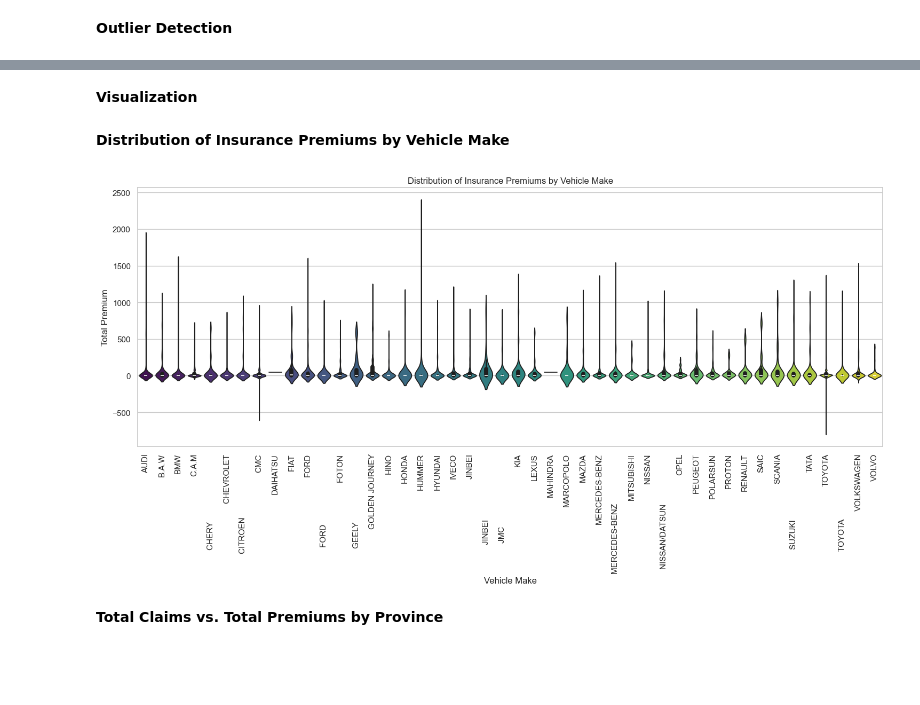
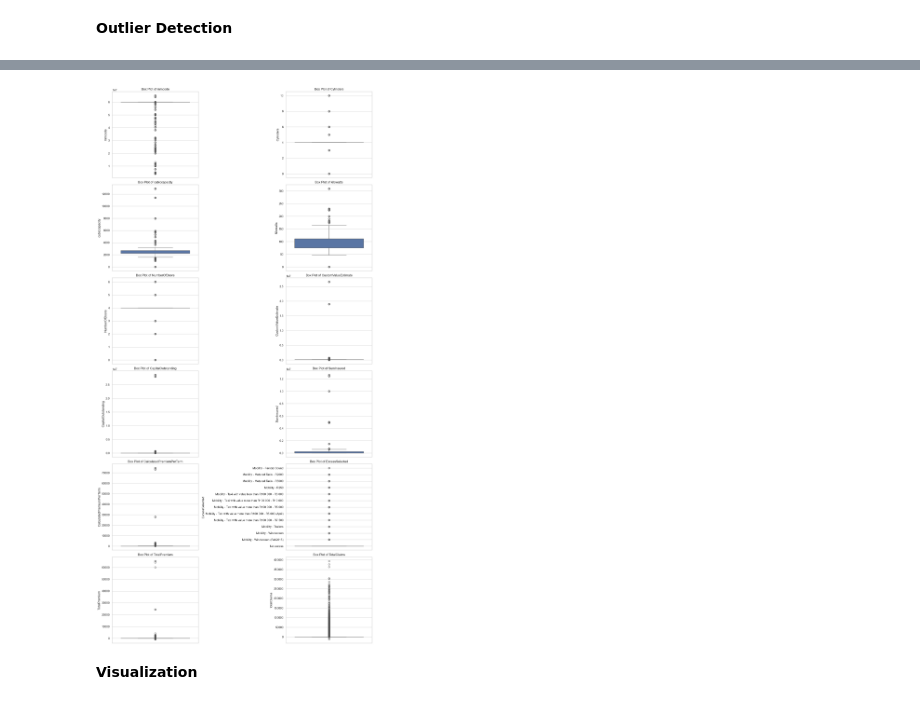
Before and after one commit to Wbam/Week-3, a Jupyter notebook: notebooks/eda_summary.ipynb, the cells around one changed output, grey strips where cells are left out. Cells and saved outputs as stored; diff of their text form; code cells hidden in the pictures; blank space fills up the shorter version.

```diff
--- a/notebooks/eda_summary.ipynb
+++ b/notebooks/eda_summary.ipynb
@@ -409,17 +289,7 @@ plt.show()
+# %%
+# Plot box plots for numerical columns
+plot_numerical_boxplots(data, numerical_features)
+# %% [output]
+[figure, added]
 # %% [markdown]
 <font size="16"><b>Visualization</b></font>
-# %% [markdown]
-<font size="10"><b> Distribution of Insurance Premiums by Vehicle Make</b></font>
-# %%
-plt.figure(figsize=(15, 8))
-sns.violinplot(data=data, x='make', y='TotalPremium', hue='make', palette='viridis', legend=False)
-plt.title('Distribution of Insurance Premiums by Vehicle Make')
-plt.xticks(rotation=90)
-plt.xlabel('Vehicle Make')
-plt.ylabel('Total Premium')
-plt.tight_layout()
-plt.show()
-# %% [output]
-[figure, removed]
-# %% [markdown]
-<font size="10"><b>Total Claims vs. Total Premiums by Province</b></font>
```
Also changed, not shown: parts of 39 cells of this notebook, 1 other file.
